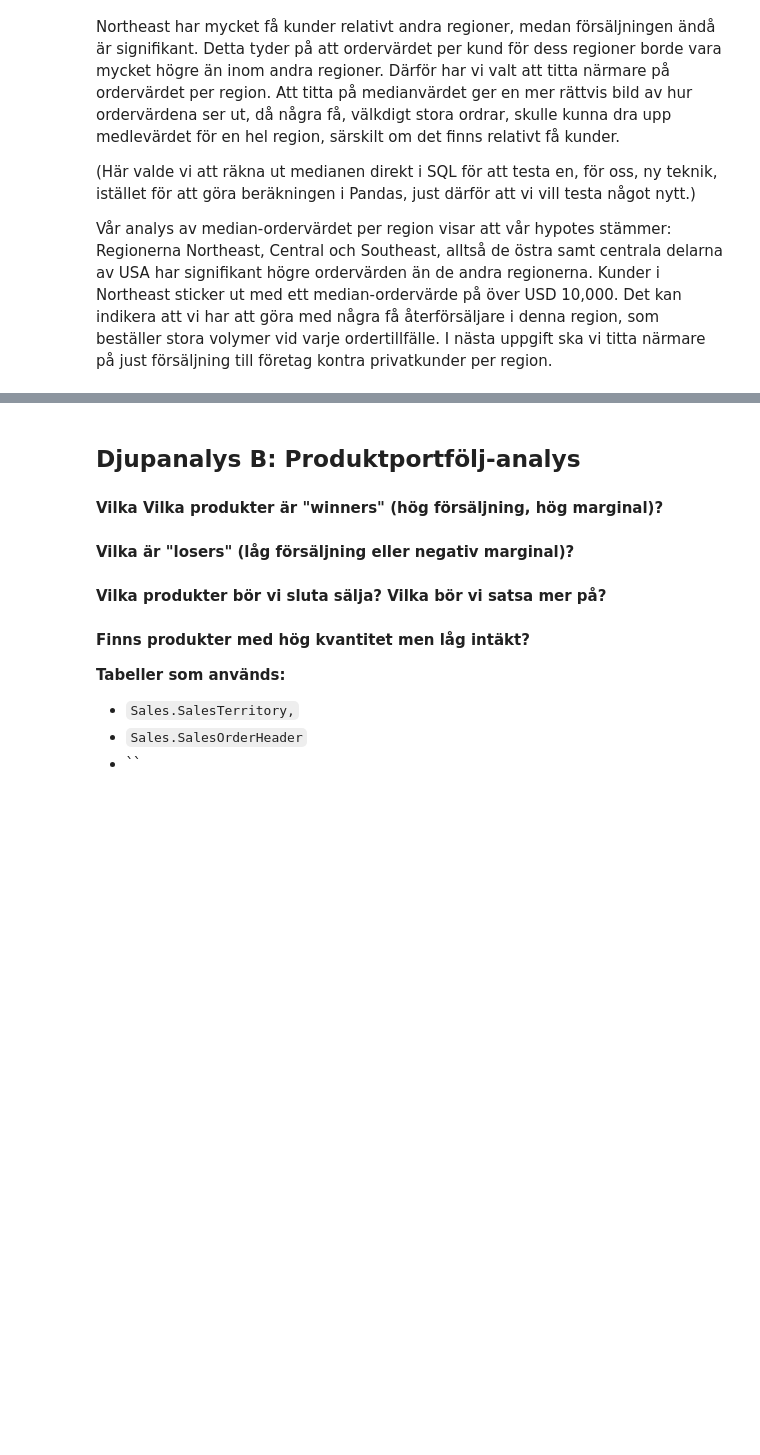
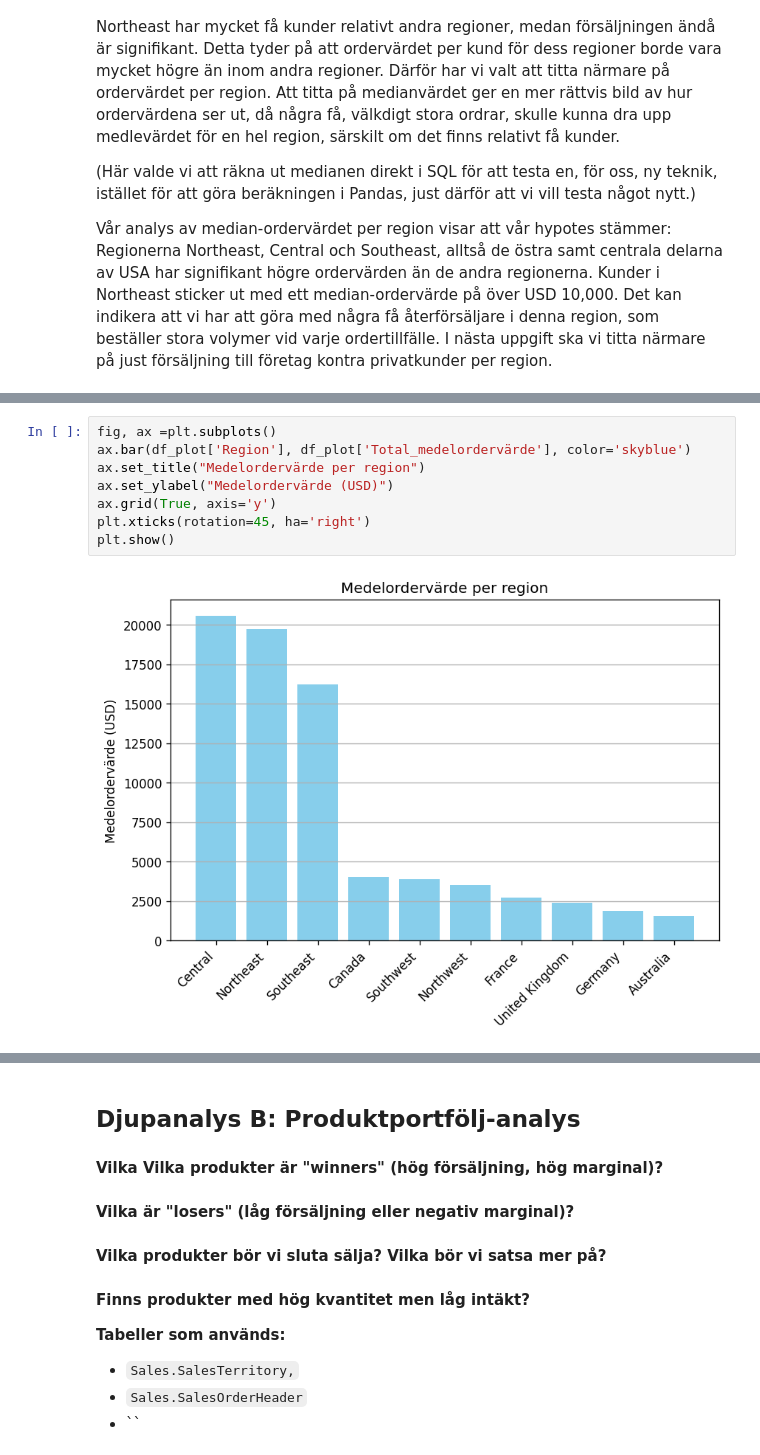
Before and after one commit to EliWei/SQL_uppgift_Dec25, a Jupyter notebook: Notebook.ipynb, the cells around one changed output, grey strips where cells are left out. Saved outputs shown, nothing was run; the diff lists cells and outputs as text; blank space fills up the shorter version.

```diff
--- a/Notebook.ipynb
+++ b/Notebook.ipynb
@@ -948,3 +967,13 @@ plt.show()
+# %%
+fig, ax =plt.subplots()
+ax.bar(df_plot['Region'], df_plot['Total_medelordervärde'], color='skyblue')
+ax.set_title("Medelordervärde per region")
+ax.set_ylabel("Medelordervärde (USD)")
+ax.grid(True, axis='y')
+plt.xticks(rotation=45, ha='right')
+plt.show()
+# %% [output]
+[figure, added]
 # %% [markdown]
 ## Insikter - Genomsnittligt ordervärde per region och kundtyp
 
```
Also changed, not shown: parts of 6 cells of this notebook, 1 other file.
